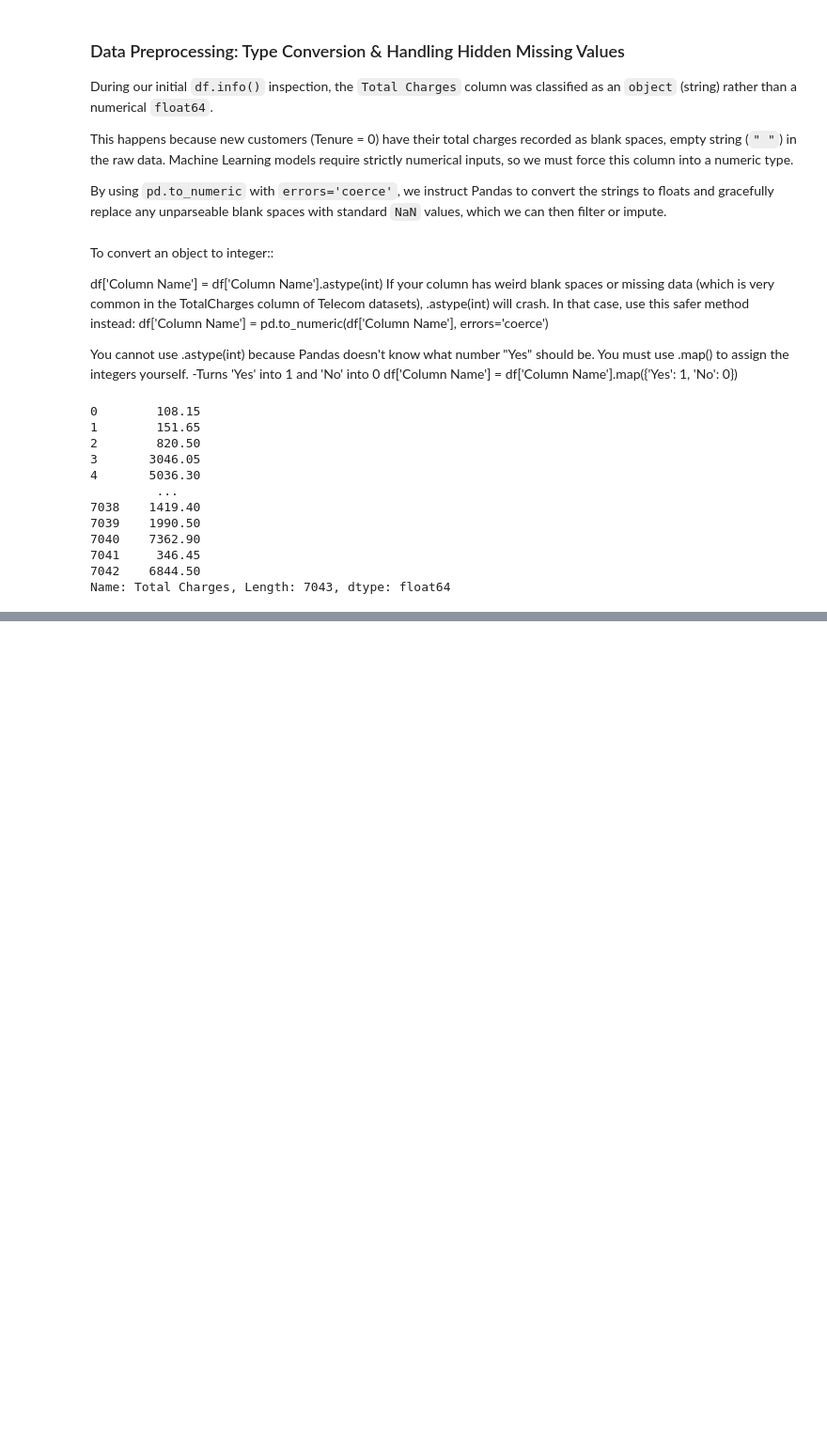
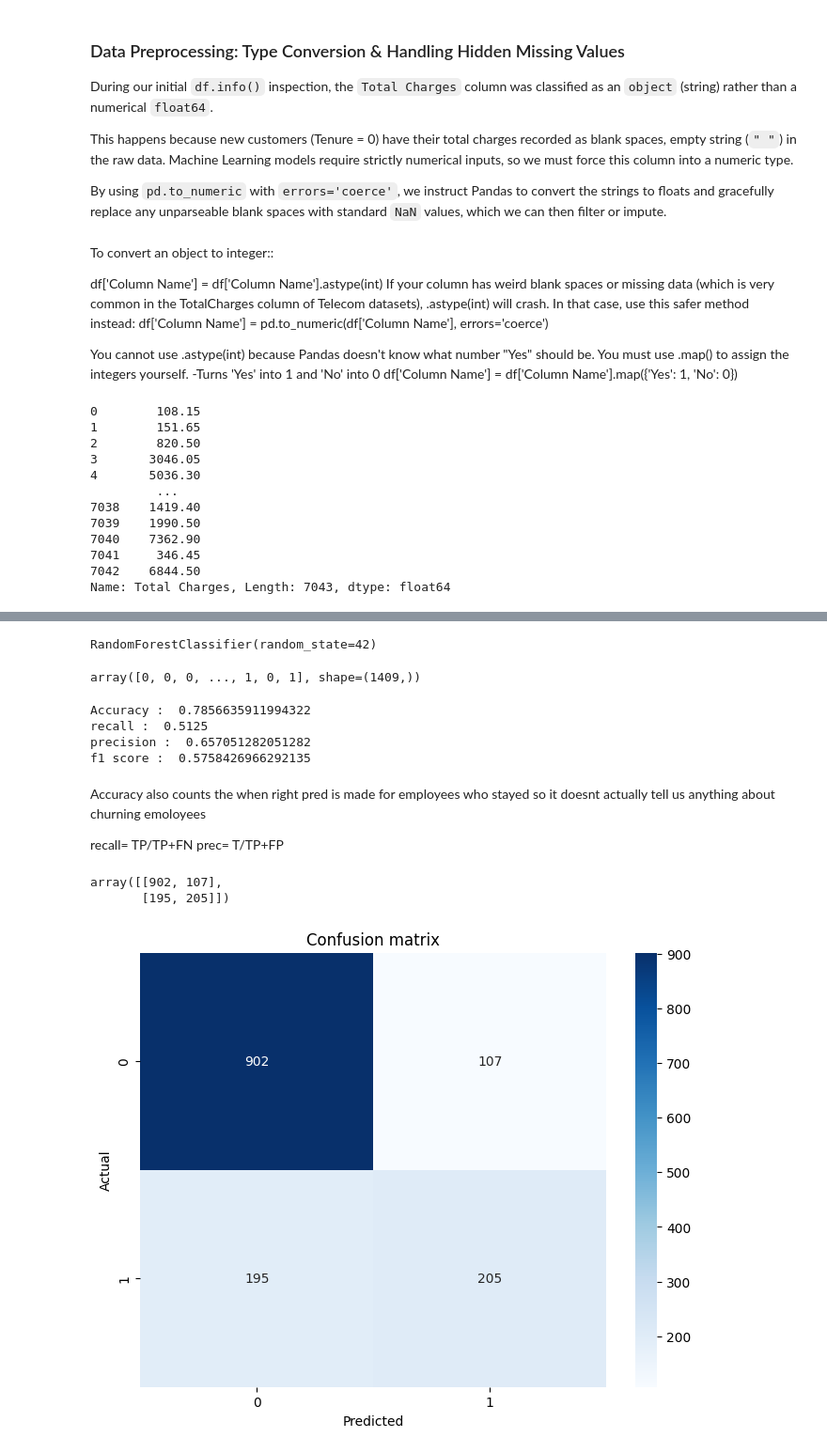
Before and after one commit to Aditee-18/IBM-Churn-Dataset-, a Jupyter notebook: ChurnPrediction.ipynb, the cells around one changed output, grey strips where cells are left out. Shown at 94% size. Saved outputs shown, nothing was run; the diff lists cells and outputs as text; code cells hidden in the pictures; blank space fills up the shorter version.

```diff
--- a/ChurnPrediction.ipynb
+++ b/ChurnPrediction.ipynb
@@ -489,0 +569,48 @@ array([   0,   11, 5174])
+# %%
+from sklearn.ensemble import RandomForestClassifier
+model=RandomForestClassifier(n_estimators=100,random_state=42)
+# %%
+model.fit(X_train,y_train)
+# %% [output]
+RandomForestClassifier(random_state=42)
+# %%
+y_pred=model.predict(X_test)
+# %%
+y_pred
+# %% [output]
+array([0, 0, 0, ..., 1, 0, 1], shape=(1409,))
+# %%
+from sklearn.metrics import accuracy_score,recall_score,precision_score,f1_score
+print("Accuracy : ",accuracy_score(y_test,y_pred)) #no of correct pred/total no of pred
+print("recall : ",recall_score(y_test,y_pred)) #out of all actual positive cases how many my model find
+print("precision : ",precision_score(y_test,y_pred)) #out of all positive pred model made how many were actually correct
+print("f1 score : ",f1_score(y_test,y_pred)) # harmonic mean of p and r
+# %% [output]
+Accuracy :  0.7856635911994322
+recall :  0.5125
+precision :  0.657051282051282
+f1 score :  0.5758426966292135
+# %% [markdown]
+ Accuracy also counts the when right pred is made for employees who stayed
+ so it doesnt actually tell us anything about churning emoloyees
+
+ recall= TP/TP+FN
+ prec= T/TP+FP
+# %%
+from sklearn.metrics import confusion_matrix,classification_report
+cm=confusion_matrix(y_test,y_pred)
+cm
+# %% [output]
+array([[902, 107],
+       [195, 205]])
+# %%
+plt.figure(figsize=(8,6))
+
+#heatmap
+sns.heatmap(cm,annot=True, fmt="d",cmap='Blues')
+plt.xlabel("Predicted")
+plt.ylabel("Actual")
+plt.title("Confusion matrix")
+plt.show()
+# %% [output]
+[figure, added]
```
Also changed, not shown: parts of 72 cells of this notebook.
